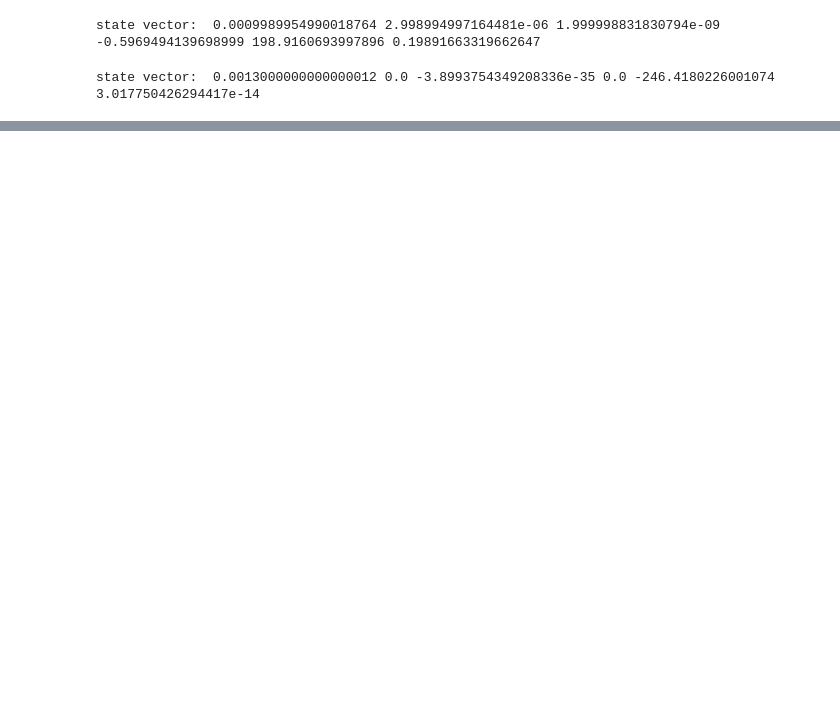
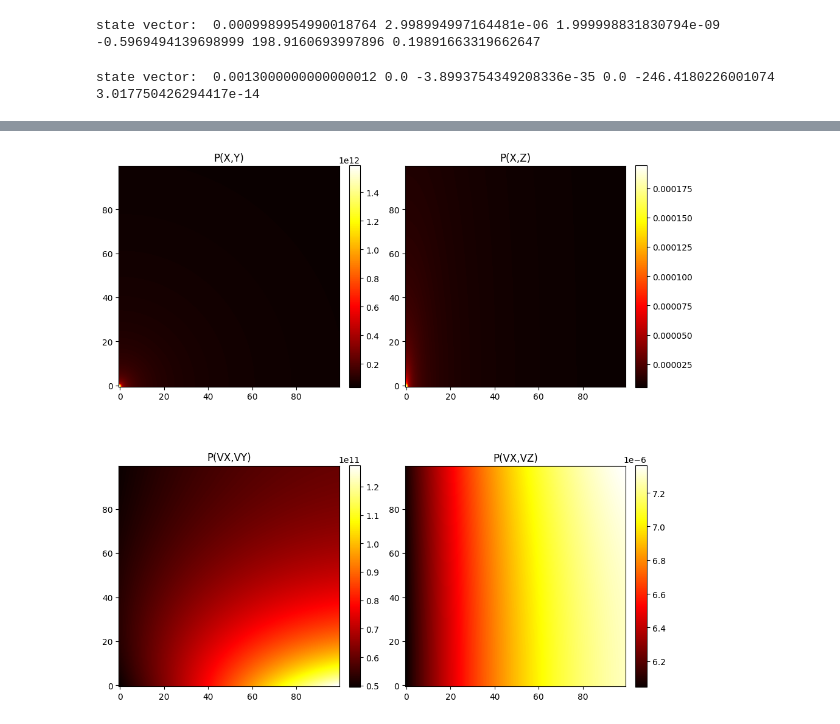
Before and after one commit to JuanitaAgudelo/TesisRepo, a Jupyter notebook: jacobian_calculations/mapping_jacobian.ipynb, the cells around one changed output, grey strips where cells are left out. Cells and saved outputs as stored; diff of their text form; code cells hidden in the pictures; blank space fills up the shorter version.

```diff
--- a/jacobian_calculations/mapping_jacobian.ipynb
+++ b/jacobian_calculations/mapping_jacobian.ipynb
@@ -280,0 +299,38 @@ plt.show()
+# %%
+X = np.linspace(0.001, 2, 100)
+Y = np.linspace(0.001, 2, 100)
+Z = np.linspace(0.001, 0.4, 100)
+VX = np.linspace(-5, -0.9, 100)
+VY = np.linspace(-5, -0.9, 100)
+VZ = np.linspace(0.001, 0.8, 100)
+
+X_malla, Y_malla = np.meshgrid(X, Y)
+X_malla, Z_malla = np.meshgrid(X, Z)
+VX_malla, VY_malla = np.meshgrid(VX, VY)
+VX_malla, VZ_malla = np.meshgrid(VX, VZ)
+
+zero_vector = np.zeros_like(X_malla)
+
+P_XY = P_X_vectorized(X_malla, Y_malla, z=zero_vector, vx=zero_vector + 0.1, vy=zero_vector, vz=zero_vector, mu=mu)
+P_XZ = P_X_vectorized(X_malla, y=zero_vector, z=Z_malla, vx=zero_vector + 0.1, vy=zero_vector, vz=zero_vector, mu=mu)
+P_VXY = P_X_vectorized(x=zero_vector + 1.0, y=zero_vector, z=zero_vector, vx=VX_malla, vy=VY_malla, vz=zero_vector, mu=mu)
+P_VXZ = P_X_vectorized(x=zero_vector + 1.0, y=zero_vector, z=zero_vector, vx=VX_malla, vy=zero_vector, vz=VZ_malla, mu=mu)
+# %%
+P = [P_XY, P_XZ, P_VXY, P_VXZ]
+titles = ["P(X,Y)", "P(X,Z)", "P(VX,VY)", "P(VX,VZ)",]
+
+fig, axes = plt.subplots(2, 2, figsize=(10,10))
+
+for i, ax in enumerate(axes.flat):
+    im = ax.imshow(P[i],
+                   origin='lower',
+                   cmap='hot',
+                   interpolation='bilinear')
+
+    ax.set_title(titles[i])
+    fig.colorbar(im, ax=ax, fraction=0.046, pad=0.04)  # barra individual
+
+plt.tight_layout()
+plt.show()
+# %% [output]
+[figure, added]
```
Also changed, not shown: parts of 16 cells of this notebook, 3 other files.
